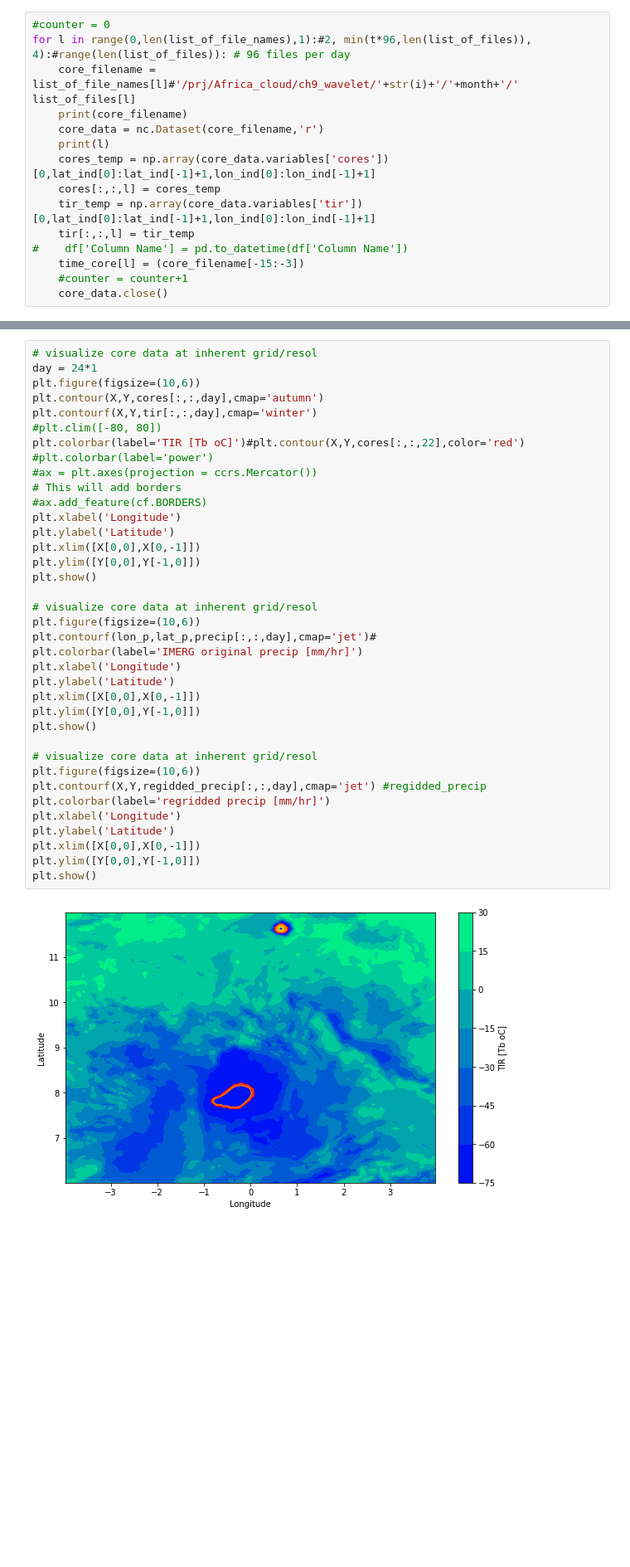
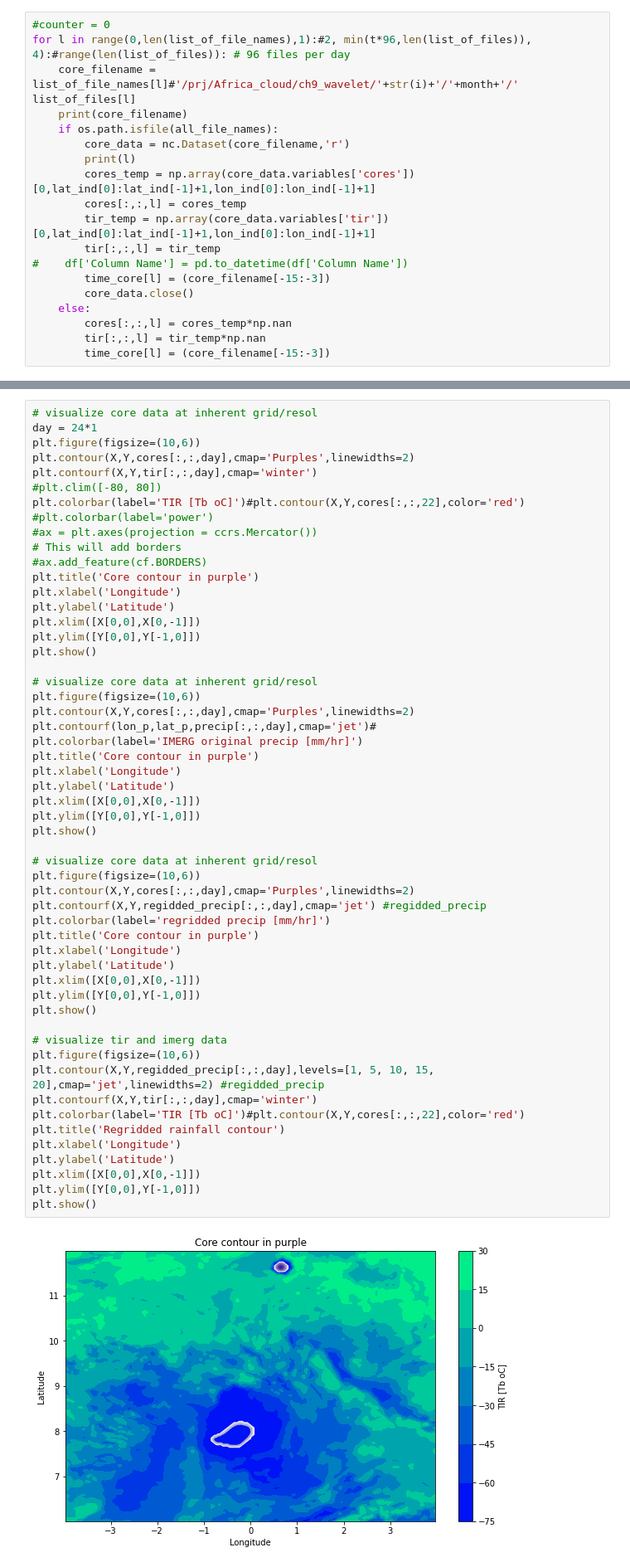
Before and after one commit to JawairiaAA/Africa_cores, a Jupyter notebook: NCI_core_tir_IMERG_analysis_DF.ipynb, the cells around one changed output, grey strips where cells are left out. Shown: that part at 83% size. Drawn from its saved outputs; the diff is of its cells as text; blank space fills up the shorter version.

Commit message:
new plot

```diff
--- a/NCI_core_tir_IMERG_analysis_DF.ipynb
+++ b/NCI_core_tir_IMERG_analysis_DF.ipynb
@@ -192,16 +174,20 @@ print(list_of_file_names)
 for l in range(0,len(list_of_file_names),1):#2, min(t*96,len(list_of_files)), 4):#range(len(list_of_files)): # 96 files per day
     core_filename = list_of_file_names[l]#'/prj/Africa_cloud/ch9_wavelet/'+str(i)+'/'+month+'/'  list_of_files[l]
     print(core_filename)
-    core_data = nc.Dataset(core_filename,'r')
-    print(l)
-    cores_temp = np.array(core_data.variables['cores'])[0,lat_ind[0]:lat_ind[-1]+1,lon_ind[0]:lon_ind[-1]+1]
-    cores[:,:,l] = cores_temp
-    tir_temp = np.array(core_data.variables['tir'])[0,lat_ind[0]:lat_ind[-1]+1,lon_ind[0]:lon_ind[-1]+1]
-    tir[:,:,l] = tir_temp
+    if os.path.isfile(all_file_names):
+        core_data = nc.Dataset(core_filename,'r')
+        print(l)
+        cores_temp = np.array(core_data.variables['cores'])[0,lat_ind[0]:lat_ind[-1]+1,lon_ind[0]:lon_ind[-1]+1]
+        cores[:,:,l] = cores_temp
+        tir_temp = np.array(core_data.variables['tir'])[0,lat_ind[0]:lat_ind[-1]+1,lon_ind[0]:lon_ind[-1]+1]
+        tir[:,:,l] = tir_temp
 #    df['Column Name'] = pd.to_datetime(df['Column Name'])
-    time_core[l] = (core_filename[-15:-3])
-    #counter = counter+1
-    core_data.close()
+        time_core[l] = (core_filename[-15:-3])
+        core_data.close()
+    else:
+        cores[:,:,l] = cores_temp*np.nan
+        tir[:,:,l] = tir_temp*np.nan
+        time_core[l] = (core_filename[-15:-3])
 # %% [output]
 /prj/Africa_cloud/ch9_wavelet/2010/07/201007010030.nc
 0
@@ -232,38 +218,55 @@ print(regidded_precip.shape)
 # visualize core data at inherent grid/resol
 day = 24*1
 plt.figure(figsize=(10,6))
-plt.contour(X,Y,cores[:,:,day],cmap='autumn')
+plt.contour(X,Y,cores[:,:,day],cmap='Purples',linewidths=2)
 plt.contourf(X,Y,tir[:,:,day],cmap='winter')
 #plt.clim([-80, 80])
 plt.colorbar(label='TIR [Tb oC]')#plt.contour(X,Y,cores[:,:,22],color='red')
 #plt.colorbar(label='power')
 #ax = plt.axes(projection = ccrs.Mercator())
 # This will add borders
 #ax.add_feature(cf.BORDERS)
+plt.title('Core contour in purple')
 plt.xlabel('Longitude')
 plt.ylabel('Latitude')
 plt.xlim([X[0,0],X[0,-1]])
 plt.ylim([Y[0,0],Y[-1,0]])
 plt.show()
 
 # visualize core data at inherent grid/resol
 plt.figure(figsize=(10,6))
+plt.contour(X,Y,cores[:,:,day],cmap='Purples',linewidths=2)
 plt.contourf(lon_p,lat_p,precip[:,:,day],cmap='jet')#
 plt.colorbar(label='IMERG original precip [mm/hr]')
+plt.title('Core contour in purple')
 plt.xlabel('Longitude')
 plt.ylabel('Latitude')
 plt.xlim([X[0,0],X[0,-1]])
 plt.ylim([Y[0,0],Y[-1,0]])
 plt.show()
 
 # visualize core data at inherent grid/resol
 plt.figure(figsize=(10,6))
+plt.contour(X,Y,cores[:,:,day],cmap='Purples',linewidths=2)
 plt.contourf(X,Y,regidded_precip[:,:,day],cmap='jet') #regidded_precip
 plt.colorbar(label='regridded precip [mm/hr]')
+plt.title('Core contour in purple')
 plt.xlabel('Longitude')
 plt.ylabel('Latitude')
 plt.xlim([X[0,0],X[0,-1]])
 plt.ylim([Y[0,0],Y[-1,0]])
 plt.show()
+
+# visualize tir and imerg data
+plt.figure(figsize=(10,6))
+plt.contour(X,Y,regidded_precip[:,:,day],levels=[1, 5, 10, 15, 20],cmap='jet',linewidths=2) #regidded_precip
+plt.contourf(X,Y,tir[:,:,day],cmap='winter')
+plt.colorbar(label='TIR [Tb oC]')#plt.contour(X,Y,cores[:,:,22],color='red')
+plt.title('Regridded rainfall contour')
+plt.xlabel('Longitude')
+plt.ylabel('Latitude')
+plt.xlim([X[0,0],X[0,-1]])
+plt.ylim([Y[0,0],Y[-1,0]])
+plt.show()
 # %% [output]
-[figure, old version]
+[figure, new version]
```
Also changed, not shown: parts of 10 cells of this notebook.
